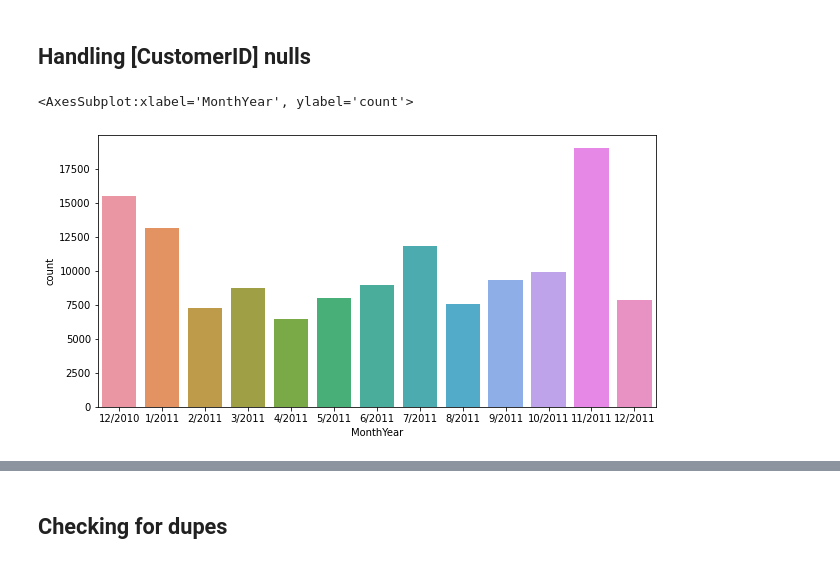
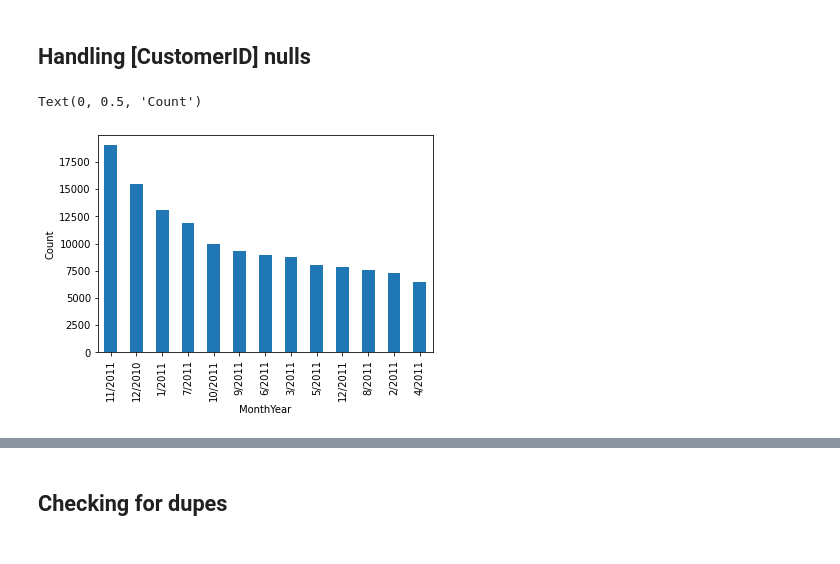
Before and after one commit to TheoPallis/Portfolio, a Jupyter notebook: Sales_Analysis_2/Cleaning_Store_Dataset.ipynb, the cells around one changed output, grey strips where cells are left out. Saved outputs shown, nothing was run; the diff lists cells and outputs as text; code cells hidden in the pictures.

```diff
--- a/Sales_Analysis_2/Cleaning_Store_Dataset.ipynb
+++ b/Sales_Analysis_2/Cleaning_Store_Dataset.ipynb
@@ -78,11 +86,12 @@ data.describe()
 
 data['InvoiceDate'] = pd.to_datetime(data['InvoiceDate'])
 
-# Getting year, month and my columns
+# Creating Year, Month, Month/Year, Profit columns
 
 data['Year'] = data['InvoiceDate'].dt.year.astype('str')
 data['Month'] = data['InvoiceDate'].dt.month.astype('str')
 data['MonthYear'] = data['Month'] + '/' + data['Year']
+data['Profit'] = data.Quantity * data.UnitPrice
 data.head()
 # %% [output]
 |  | InvoiceNo | StockCode | Description | Quantity | InvoiceDate | UnitPrice | CustomerID | Country | Year | ... |
@@ -94,3 +122,9 @@ data.head()
+# %%
+# Making a new dataframe with the correct order of columns
+new_cols = ( 'Description', 'Quantity','UnitPrice','Profit','MonthYear','Year','Month',
+            'Country', 'StockCode','InvoiceNo','InvoiceDate', 'CustomerID'
+           )
+data = pd.DataFrame(data, columns= new_cols)
 # %% [markdown]
 ## Inspecting negative values in :
 # %% [markdown]
@@ -290,7 +335,6 @@ dtype: int64
 # %%
 # Creating filtered dataframe -> [CustomerID] = null
 
-nan_cust_df = data[data['CustomerID'].isnull()]
-
-nan_cust_df
+null_cust_df = data[data['CustomerID'].isnull()]
+null_cust_df.head(30)
 # %% [output]
@@ -320,11 +368,16 @@ round(len(nan_cust_df) / len(data) * 100, 2)
 # %%
 # Trying to find if there is a pattern depending on the month
 
-plt.figure (figsize = (10,5))
-sns.countplot(x ='MonthYear', data = nan_cust_df)
 
-# No such pattern found
+# Plottting number on null entries for every month
+null_cust_df['MonthYear'].value_counts().plot(kind = 'bar')
+plt.xlabel('MonthYear')
+plt.ylabel('Count')
+
+
+
+# The highest count of missing CustomerID nulls is on 11/2011 and 12/2010 -> Server maintenance?
 # %% [output]
-<AxesSubplot:xlabel='MonthYear', ylabel='count'>
+Text(0, 0.5, 'Count')
-[figure, old version]
+[figure, new version]
 # %%
```
Also changed, not shown: parts of 36 cells of this notebook.
